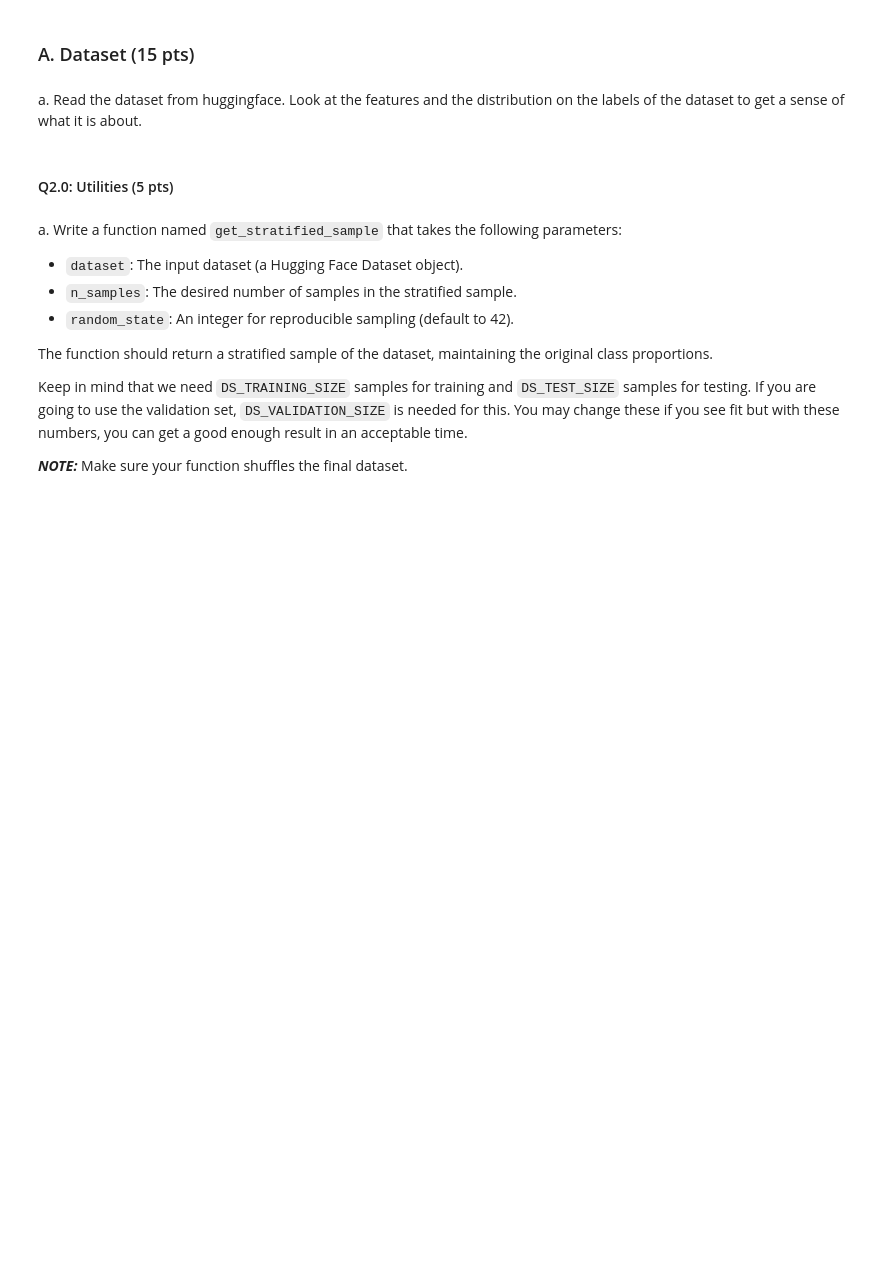
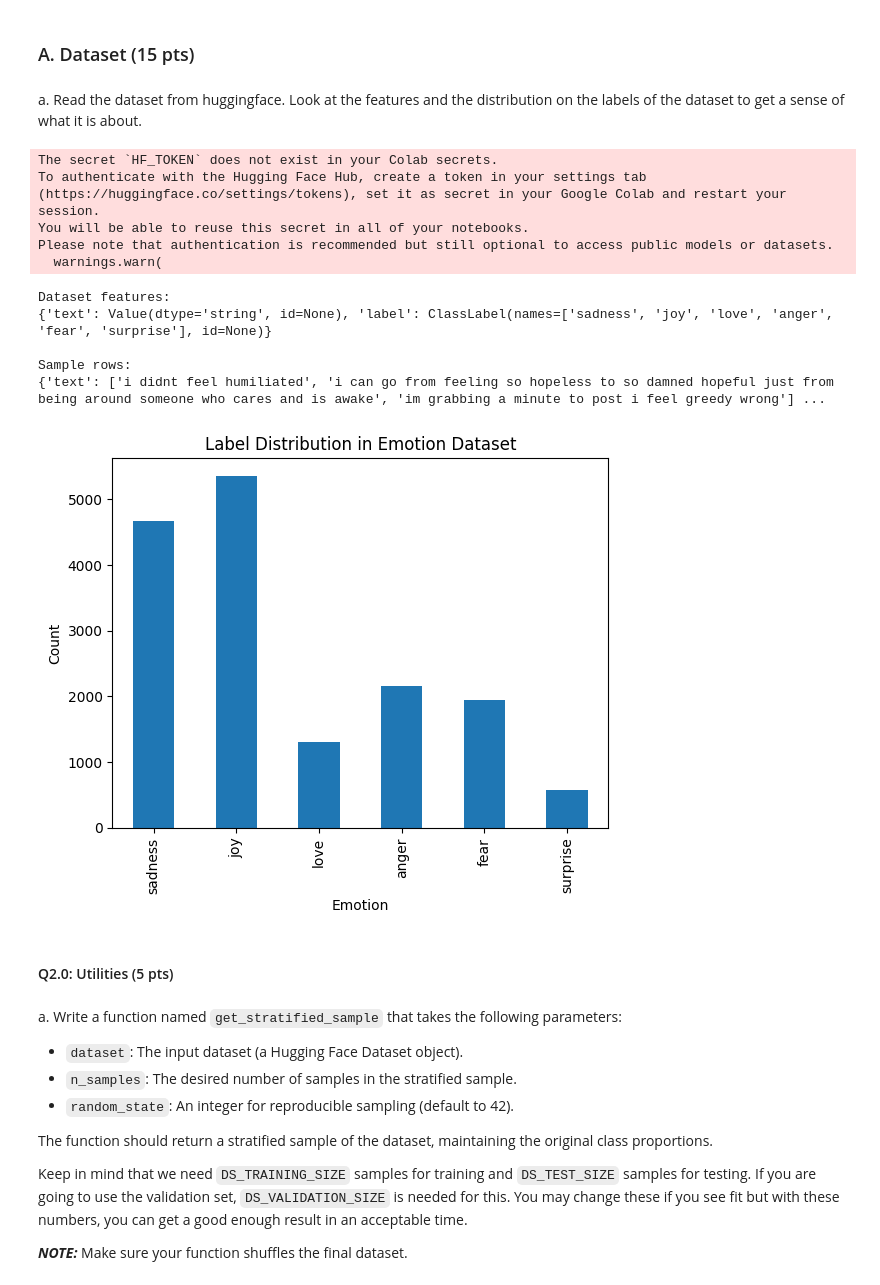
Before and after one commit to omid-moradi/LLMs-Course, a Jupyter notebook: CA1/LLM_CA1.ipynb, the cells around one changed output. Cells and saved outputs as stored; diff of their text form; code cells hidden in the pictures; blank space fills up the shorter version.

```diff
--- a/CA1/LLM_CA1.ipynb
+++ b/CA1/LLM_CA1.ipynb
@@ -519,3 +568,38 @@ a. Read the dataset from huggingface. Look at the features and the distribution
+# %%
+from datasets import load_dataset
+import pandas as pd
+import matplotlib.pyplot as plt
+
+dataset = load_dataset("emotion")
+
+print("Dataset features:")
+print(dataset["train"].features)
+
+print("\nSample rows:")
+print(dataset["train"][0:3])
+
+df = pd.DataFrame(dataset["train"])
+label_counts = df["label"].value_counts().sort_index()
+
+label_names = dataset["train"].features["label"].names
+label_counts.index = [label_names[i] for i in label_counts.index]
+
+label_counts.plot(kind="bar", title="Label Distribution in Emotion Dataset")
+plt.xlabel("Emotion")
+plt.ylabel("Count")
+plt.show()
+# %% [output]
+The secret `HF_TOKEN` does not exist in your Colab secrets.
+To authenticate with the Hugging Face Hub, create a token in your settings tab (https://huggingface.co/settings/tokens), set it as secret in your Google Colab and restart your session.
+You will be able to reuse this secret in all of your notebooks.
+Please note that authentication is recommended but still optional to access public models or datasets.
+  warnings.warn(
+Dataset features:
+{'text': Value(dtype='string', id=None), 'label': ClassLabel(names=['sadness', 'joy', 'love', 'anger', 'fear', 'surprise'], id=None)}
+
+Sample rows:
+{'text': ['i didnt feel humiliated', 'i can go from feeling so hopeless to so damned hopeful just from being around someone who cares and is awake', 'im grabbing a minute to post i feel greedy wrong'] ...
+[figure, added]
 # %% [markdown]
 #### Q2.0: Utilities (5 pts)
 # %% [markdown]
```
Also changed, not shown: parts of 16 cells of this notebook.
